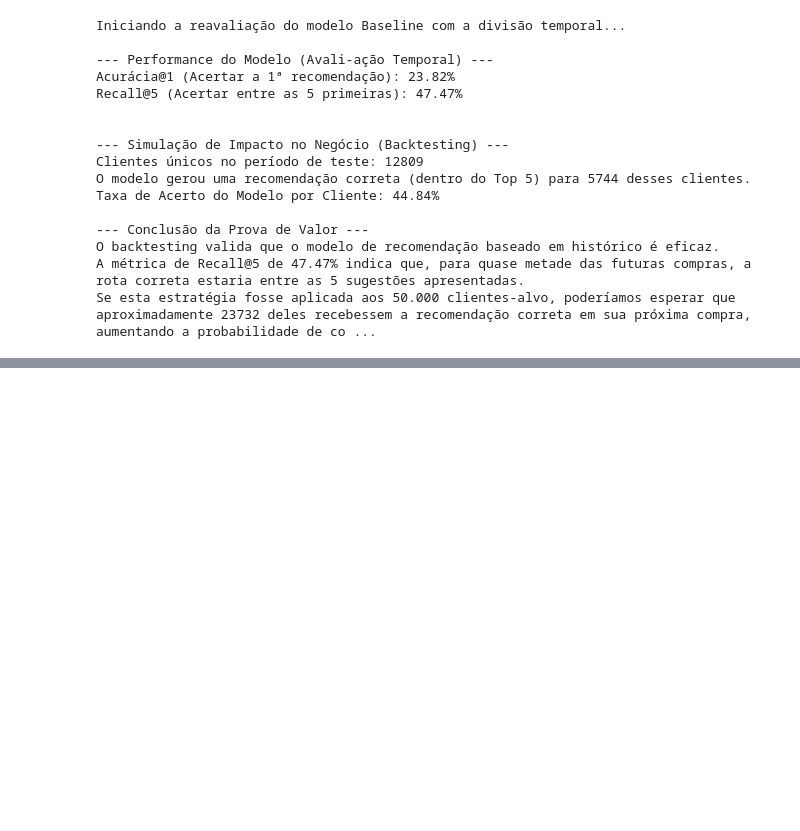
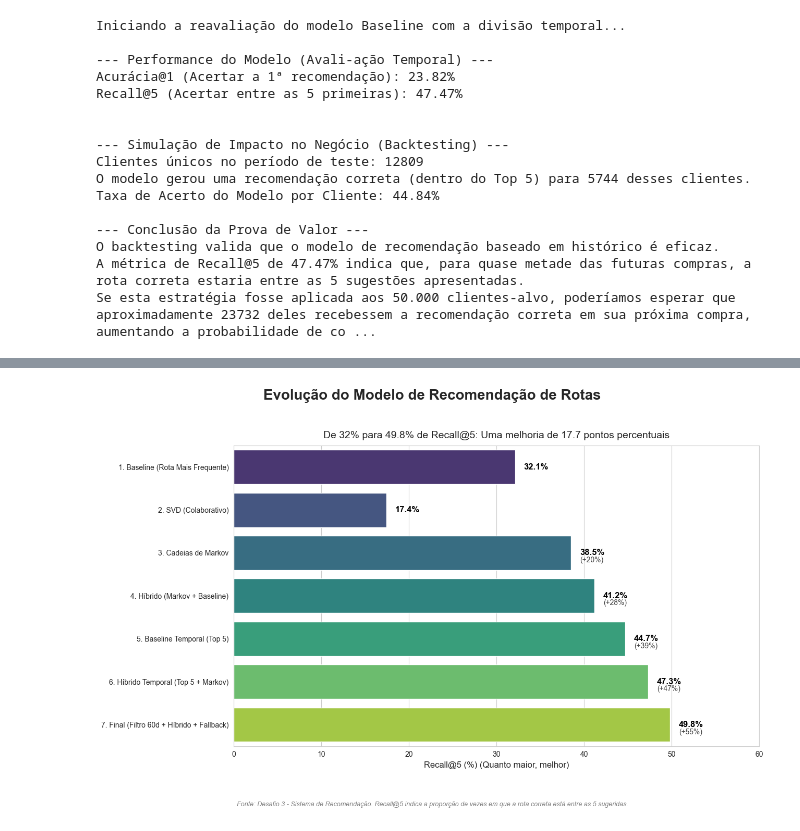
Before and after one commit to PedroHSSoares-Dev/ClickBus, a Jupyter notebook: Desafios/desafio3/notebooks/recomendacao_rotas.ipynb, the cells around one changed output, grey strips where cells are left out. Cells and saved outputs as stored; diff of their text form; code cells hidden in the pictures; blank space fills up the shorter version.

```diff
--- a/Desafios/desafio3/notebooks/recomendacao_rotas.ipynb
+++ b/Desafios/desafio3/notebooks/recomendacao_rotas.ipynb
@@ -416,3 +433,82 @@ Arquivo do entregável 'recomendacoes_finais_desafio3.csv' com 50000 clientes sa
 | 2 | Cliente 100056 | 100.0 | 0.4 | [Rodoviária 1 -> Rodoviária 17, R... |
 | 3 | Cliente 100078 | 100.0 | 0.1 | [Rodoviária 64 -> Rodoviária 18, ... |
 | 4 | Cliente 100082 | 100.0 | 1.6 | [Rodoviária 140 -> Rodoviária 17,... |
+# %%
+# Dados fictícios de evolução dos modelos do Desafio 3
+data = {
+    'Estratégia do Modelo': [
+        '1. Baseline (Rota Mais Frequente)',
+        '2. SVD (Colaborativo)',
+        '3. Cadeias de Markov',
+        '4. Híbrido (Markov + Baseline)',
+        '5. Baseline Temporal (Top 5)',
+        '6. Híbrido Temporal (Top 5 + Markov)',
+        '7. Final (Filtro 60d + Híbrido + Fallback)'
+    ],
+    'Recall@5 (%)': [32.1, 17.4, 38.5, 41.2, 44.7, 47.3, 49.8]
+}
+
+df_evolucao = pd.DataFrame(data)
+
+# Estilo profissional
+sns.set_style("whitegrid")
+plt.rcParams['font.family'] = 'sans-serif'
+
+fig, ax = plt.subplots(figsize=(13, 8))
+
+bars = sns.barplot(
+    x='Recall@5 (%)',
+    y='Estratégia do Modelo',
+    data=df_evolucao,
+    palette='viridis',
+    ax=ax
+)
+
+# Título e subtítulo
+fig.suptitle('Evolução do Modelo de Recomendação de Rotas', fontsize=20, fontweight='bold', ha='center')
+ax.set_title(
+    f'De 32% para {df_evolucao["Recall@5 (%)"].iloc[-1]:.1f}% de Recall@5: Uma melhoria de {(df_evolucao["Recall@5 (%)"].iloc[-1] - df_evolucao["Recall@5 (%)"].iloc[0]):.1f} pontos percentuais',
+    fontsize=14, pad=10
+)
+
+ax.set_xlabel('Recall@5 (%) (Quanto maior, melhor)', fontsize=12)
+ax.set_ylabel('')
+ax.set_xlim(0, 60)
+
+# Anotações de valores e melhorias
+recall_inicial = df_evolucao['Recall@5 (%)'].iloc[0]
+for bar in ax.patches:
+    valor = bar.get_width()
+    melhoria_percentual = ((valor - recall_inicial) / recall_inicial) * 100
+    # Valor principal
+    ax.text(
+        valor + 1,
+        bar.get_y() + bar.get_height() / 2,
+        f'{valor:.1f}%',
+        va='center',
+        fontsize=12,
+        fontweight='bold',
+        color='black'
+    )
+    # Melhoria percentual (exceto para o primeiro)
+    if valor > recall_inicial:
+        ax.text(
+            valor + 1,
+            bar.get_y() + bar.get_height() / 1.4,
+            f'(+{melhoria_percentual:.0f}%)',
+            va='center',
+            fontsize=10,
+            color='#404040'
+        )
+
+# Rodapé explicativo
+fig.text(
+    0.5, -0.02,
+    'Fonte: Desafio 3 - Sistema de Recomendação. Recall@5 indica a proporção de vezes em que a rota correta está entre as 5 sugeridas.',
+    ha='center', fontsize=9, style='italic', color='gray'
+)
+
+plt.tight_layout(rect=[0, 0.05, 1, 0.95])
+plt.show()
+# %% [output]
+[figure, added]
```
Also changed, not shown: parts of 3 cells of this notebook, 6 other files.
